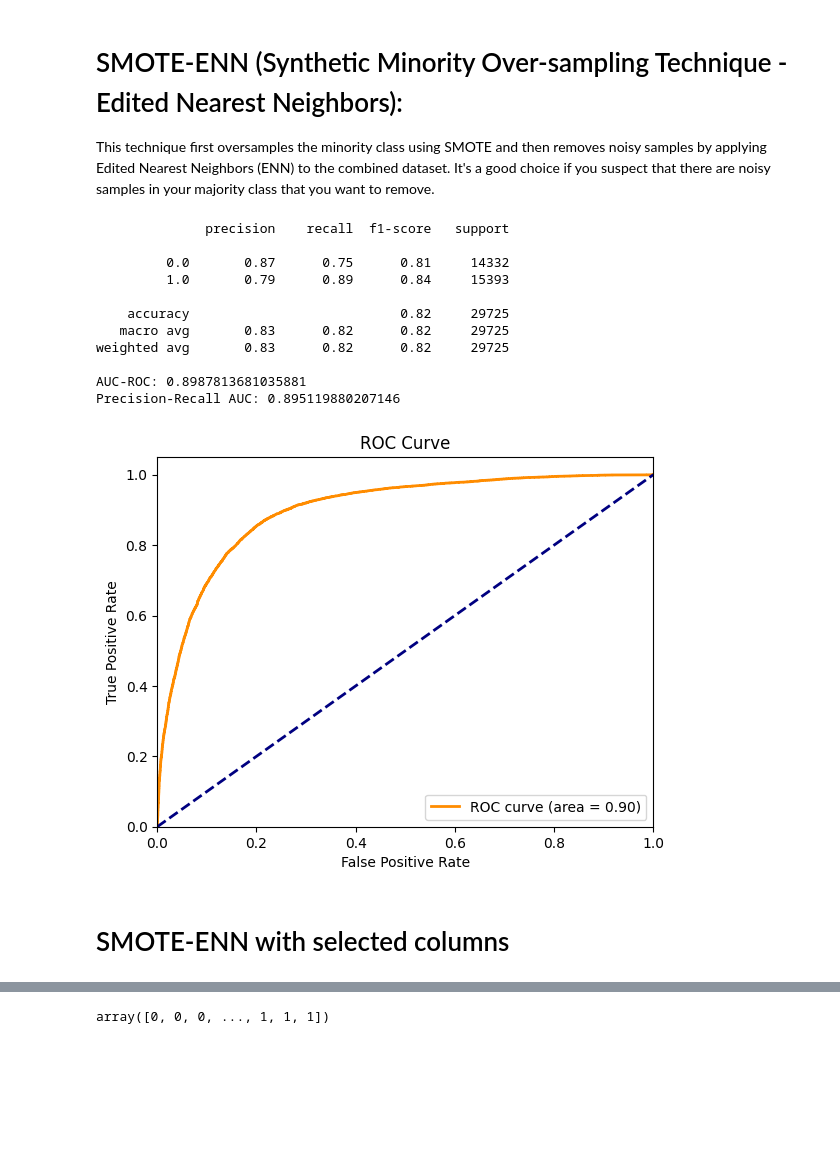
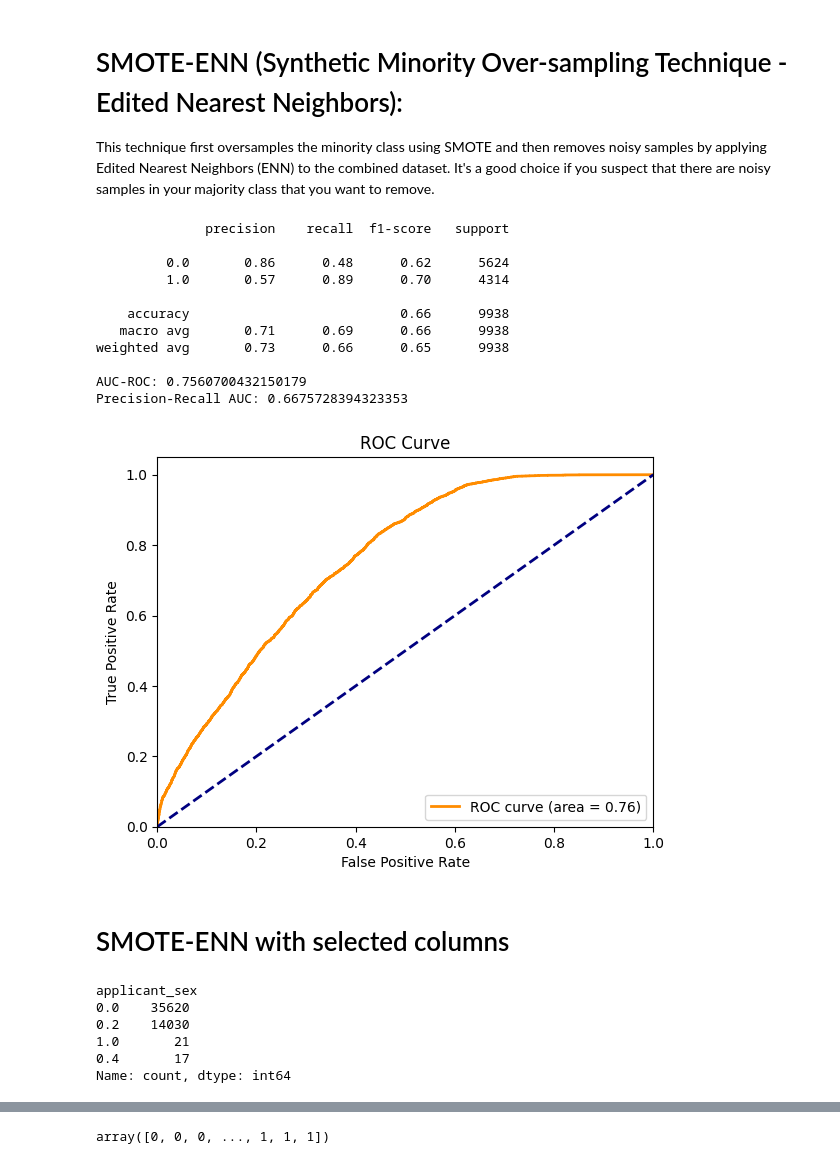
Before and after one commit to aschera/credit_risk_predictor, a Jupyter notebook: notebooks/Christinas/EDA_stepwise/14_undersampling_with_smote.ipynb, the cells around one changed output, grey strips where cells are left out. Drawn from its saved outputs; the diff is of its cells as text; code cells hidden in the pictures; blank space fills up the shorter version.

```diff
--- a/notebooks/Christinas/EDA_stepwise/14_undersampling_with_smote.ipynb
+++ b/notebooks/Christinas/EDA_stepwise/14_undersampling_with_smote.ipynb
@@ -188,0 +178,7 @@ weighted avg       0.83      0.83      0.83     29725
+# %%
+scaler = MinMaxScaler()
+df_scaled = pd.DataFrame(scaler.fit_transform(df), columns=df.columns)
+X = df_scaled.drop('action_taken', axis=1)
+y = df_scaled['action_taken']
+# Split your data into training and testing sets
+X_train, X_test, y_train, y_test = train_test_split(X, y, test_size=0.2, random_state=42)
@@ -246,37 +251,47 @@ print("Precision-Recall AUC:", pr_auc)
 # %% [output]
               precision    recall  f1-score   support
 
-         0.0       0.87      0.75      0.81     14332
-         1.0       0.79      0.89      0.84     15393
+         0.0       0.86      0.48      0.62      5624
+         1.0       0.57      0.89      0.70      4314
 
-    accuracy                           0.82     29725
-   macro avg       0.83      0.82      0.82     29725
-weighted avg       0.83      0.82      0.82     29725
+    accuracy                           0.66      9938
+   macro avg       0.71      0.69      0.66      9938
+weighted avg       0.73      0.66      0.65      9938
 
-AUC-ROC: 0.8987813681035881
-Precision-Recall AUC: 0.895119880207146
+AUC-ROC: 0.7560700432150179
+Precision-Recall AUC: 0.6675728394323353
 # %%
 # Calculate the False Positive Rate (FPR) and True Positive Rate (TPR)
-fpr, tpr, _ = roc_curve(y_test, y_prob)
+fpr, tpr, _ = roc_curve(y_test, y_prob, pos_label=1)
+
 
 # Calculate AUC-ROC
 roc_auc = auc(fpr, tpr)
 
 # Create the ROC curve plot
 plt.figure()
 plt.plot(fpr, tpr, color='darkorange', lw=2, label='ROC curve (area = %0.2f)' % roc_auc)
 plt.plot([0, 1], [0, 1], color='navy', lw=2, linestyle='--')
 plt.xlim([0.0, 1.0])
 plt.ylim([0.0, 1.05])
 plt.xlabel('False Positive Rate')
 plt.ylabel('True Positive Rate')
 plt.title('ROC Curve')
 plt.legend(loc="lower right")
 plt.show()
 # %% [output]
-[figure, old version]
+[figure, new version]
 # %% [markdown]
 # SMOTE-ENN  with selected columns
+# %%
+df_scaled['applicant_sex'].value_counts()
+# %% [output]
+applicant_sex
+0.0    35620
+0.2    14030
+1.0       21
+0.4       17
+Name: count, dtype: int64
 # %%
 # Define the minority classes for each column
 minority_classes = {
```
Also changed, not shown: parts of 35 cells of this notebook, 12 other files.
